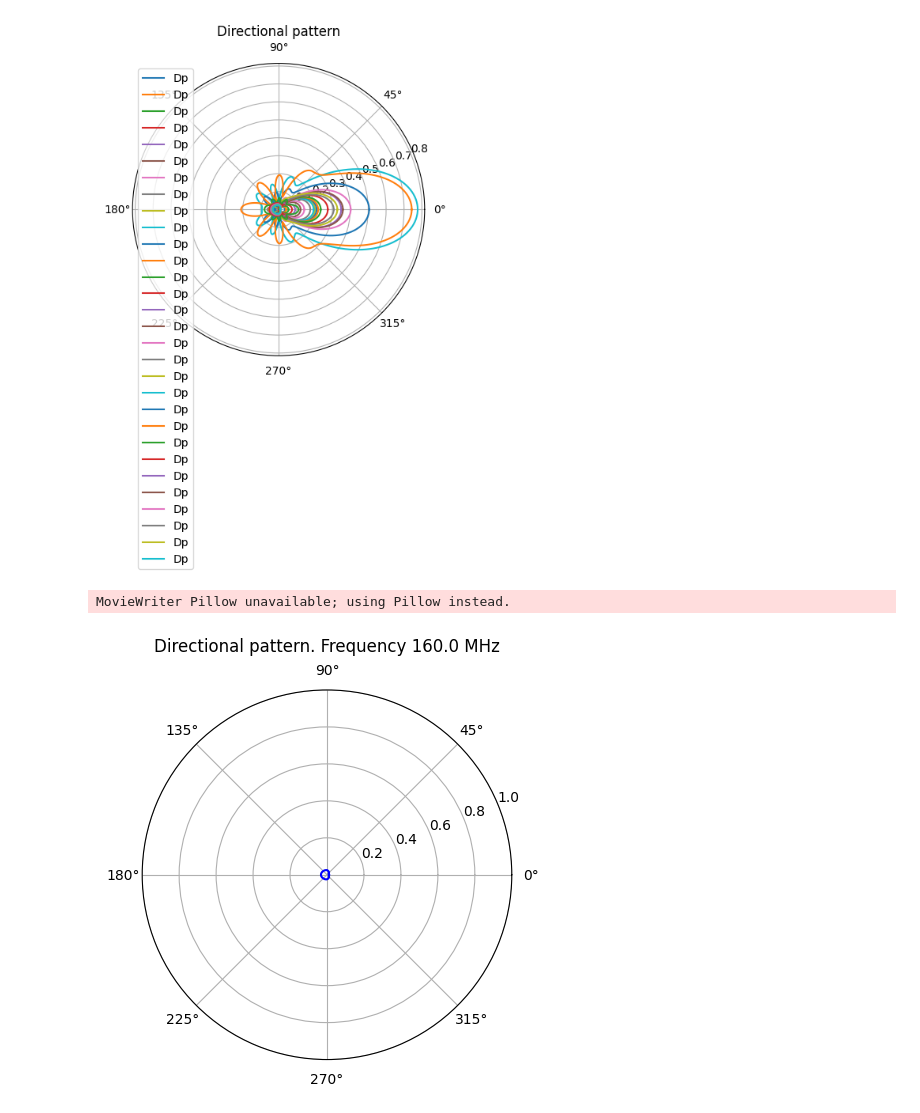
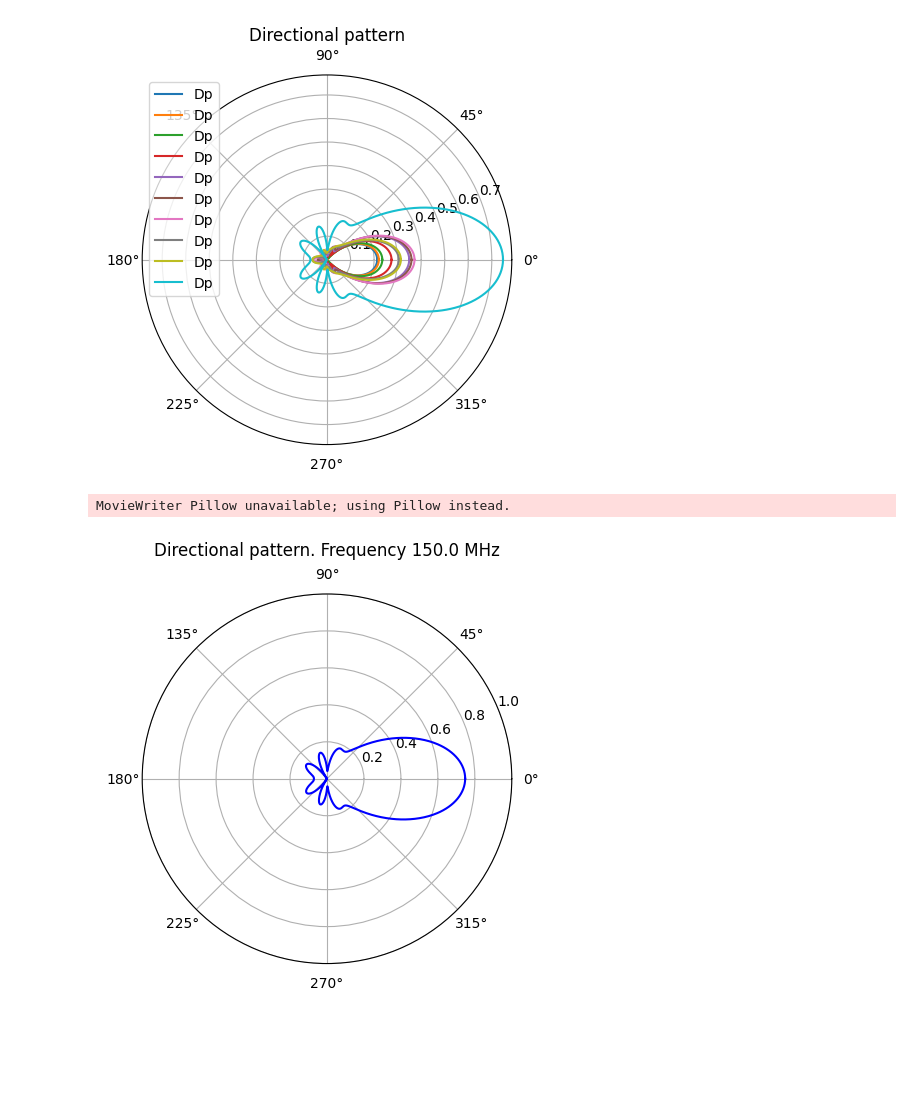
Before and after one commit to Sh4DowBurn/Method-of-Moments-for-antennas, a Jupyter notebook: Changing frequency.ipynb, the cells around one changed output. Cells and saved outputs as stored; diff of their text form; code cells hidden in the pictures; blank space fills up the shorter version.

```diff
--- a/Changing frequency.ipynb
+++ b/Changing frequency.ipynb
@@ -4,35 +4,35 @@ import better
 
 import numpy as np
 from solver_for_Pocklington_equation import directional_pattern
 from tqdm import tqdm
 
 #* Define constants
 light_speed, mu0, eps0 = 299792458., 4*np.pi*1e-7, 8.854e-12
-freq_min, freq_max, df = 130e6, 160e6, 1e6
+freq_min, freq_max, df = 140e6, 150e6, 1e6
 n = int((freq_max-freq_min)/df)
 frequency = np.linspace(freq_min, freq_max, n)
 P_total_frame = []
 phi_frame = []
 I = []
 for i in tqdm(range(len(frequency))):
     omega = 2 * np.pi * frequency[i]
     incident_voltage = 10
 
     #* set geometry of antenna
     element_position = np.array([0.0, 0.312, 0.447, 0.699, 1.05, 1.482, 1.986, 2.553, 3.168])
     element_length = np.array([1.038, 0.955, 0.956, 0.932, 0.916, 0.906, 0.897, 0.891, 0.887])
     wire_radius = 3.175e-3
     source_position = np.array([[0,element_position[1],0]], dtype = float)
 
     #! Spatial resolution
     delta_z = light_speed / frequency[i] / 5e2
 
     R, R_block, element_num, incident_field, impedance, current, current_block, P_total, phi = directional_pattern (frequency[i], delta_z, incident_voltage, element_position, element_length, wire_radius, source_position)
     P_total_frame.append(P_total)
     phi_frame.append(phi)
     I.append(current_block)
 # %% [output]
-[figure, old version]
+[figure, new version]
 # %%
 import numpy as np
 import matplotlib.pyplot as plt
@@ -52,8 +52,8 @@ def update(frame):
     ax.set_title(f'Directional pattern. Frequency {round(frequency[frame]/1e6,1)} MHz', va='bottom')  # Установка заголовка с номером кадра
     return line,
 
-ani = FuncAnimation(fig, update, frames=len(P_total_frame), init_func=init, blit=True)
-ani.save('Animation of changing frequency.gif', writer='Pillow', fps=2)
+ani = FuncAnimation(fig, update, frames=len(P_total_frame), init_func=init, blit=True, interval=1)
+ani.save('Animation of changing frequency.gif', writer='Pillow', fps=5)
 # %% [output]
 MovieWriter Pillow unavailable; using Pillow instead.
-[figure, old version]
+[figure, new version]
```
Also changed, not shown: 3 other files.
